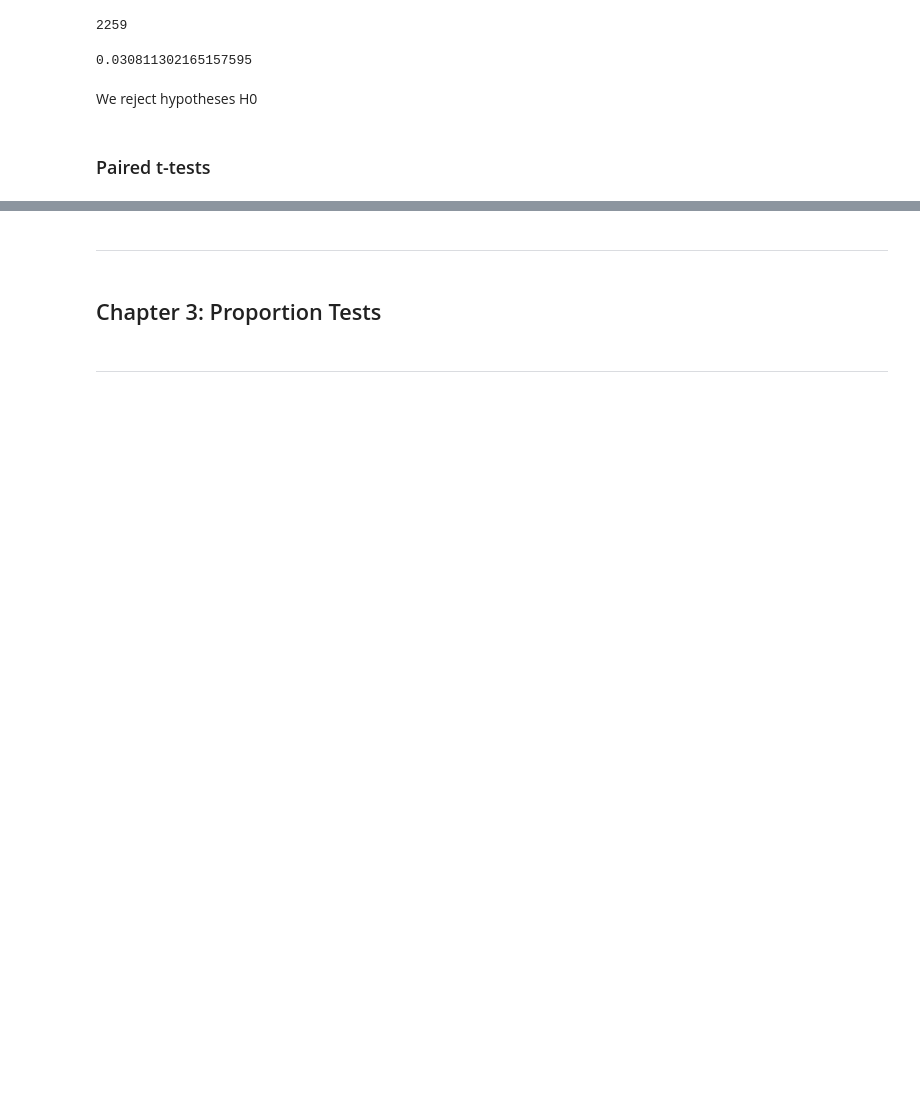
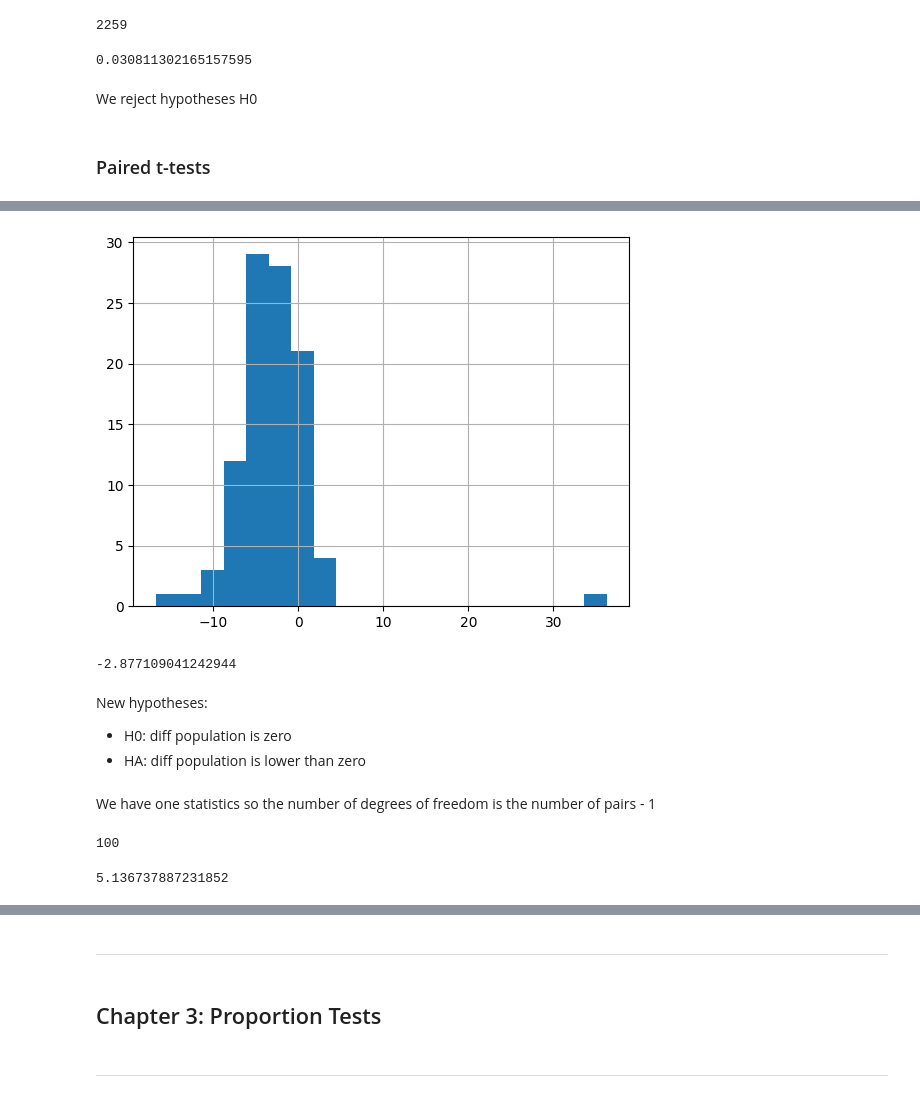
Before and after one commit to andrewch28/DataCamp, a Jupyter notebook: 19)Hypothesis_Testing.ipynb, the cells around one changed output, grey strips where cells are left out. Cells and saved outputs as stored; diff of their text form; code cells hidden in the pictures; blank space fills up the shorter version.

```diff
--- a/19)Hypothesis_Testing.ipynb
+++ b/19)Hypothesis_Testing.ipynb
@@ -284,3 +284,5 @@ from scipy.stats import t
 We reject hypotheses H0
 # %% [markdown]
 ### Paired t-tests
+# %%
+sample_data = pd.read_feather("databases/repub_votes_potus_08_12.feather")
@@ -286,0 +300,28 @@ We reject hypotheses H0
+# %%
+sample_data["diff"] = sample_data["repub_percent_08"] - sample_data["repub_percent_12"]
+# %%
+sample_data["diff"].hist(bins=20)
+plt.show()
+# %% [output]
+[figure, added]
+# %%
+xbar_diff = sample_data["diff"].mean()
+xbar_diff
+# %% [output]
+-2.877109041242944
+# %% [markdown]
+New hypotheses:
+- H0: diff population is zero
+- HA: diff population is lower than zero
+# %% [markdown]
+We have one statistics so the number of degrees of freedom is the number of pairs - 1
+# %%
+n_diff = len(sample_data)
+n_diff
+# %% [output]
+100
+# %%
+s_diff = sample_data["diff"].std()
+s_diff
+# %% [output]
+5.136737887231852
```
Also changed, not shown: parts of 29 cells of this notebook, 1 other file.
